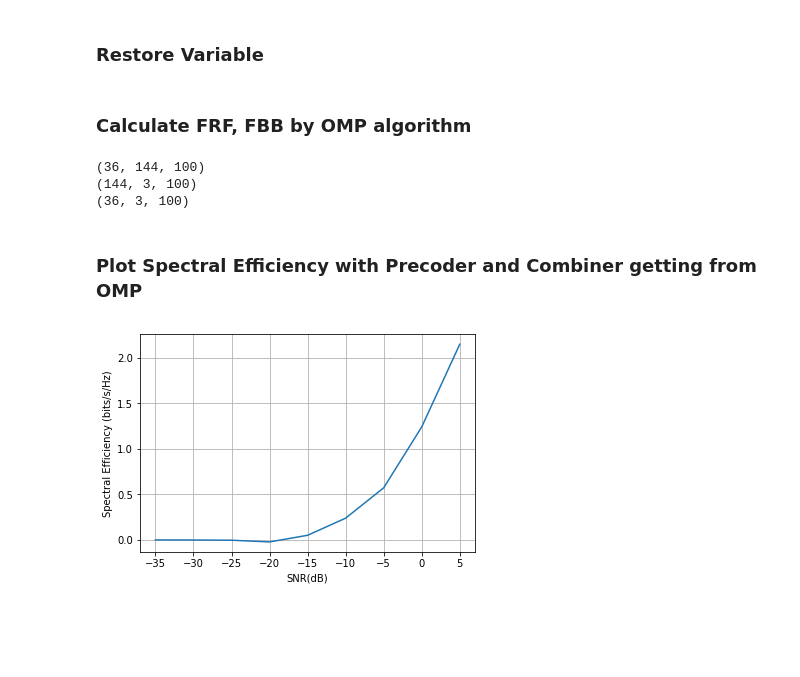
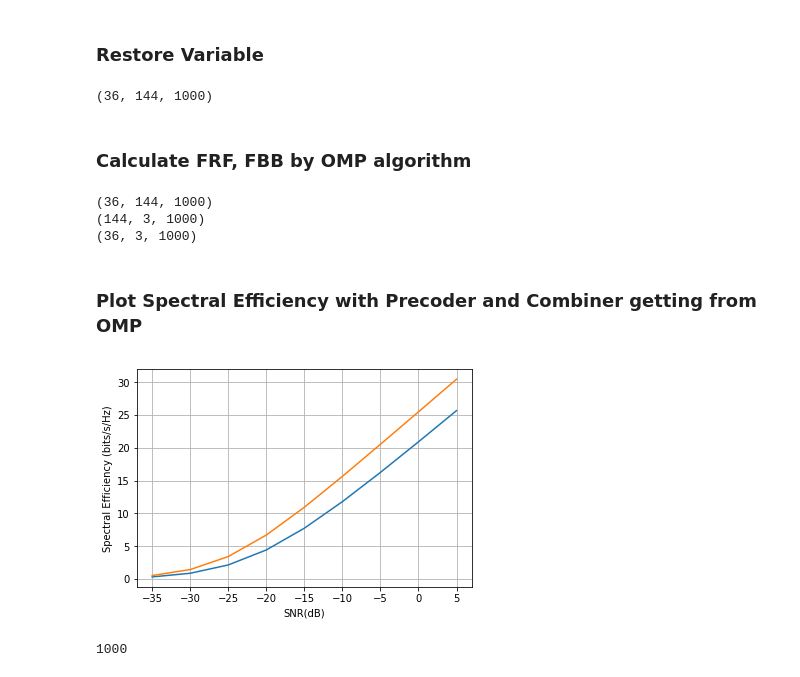
Before and after one commit to dienhoa/hybrid_beamforming_notebook, a Jupyter notebook: OMP Algorithm.ipynb, the cells around one changed output. Saved outputs shown, nothing was run; the diff lists cells and outputs as text; code cells hidden in the pictures; blank space fills up the shorter version.

```diff
--- a/OMP Algorithm.ipynb
+++ b/OMP Algorithm.ipynb
@@ -24,47 +24,69 @@ import matplotlib.pyplot as plt
+# %%
+import scipy.io
+import numpy as np
+import matplotlib.pyplot as plt
+mat = scipy.io.loadmat('NS_3.mat')
+
+H = mat['H']
+Wopt = mat['Wopt']
+Fopt = mat['Fopt']
+Ns = mat['Ns'][0,0]
+Nt = mat['Nt'][0,0]
+Nr = mat['Nr'][0,0]
+Nc = mat['Nc'][0,0]
+Nray = mat['Nray'][0,0]
+realization = mat['realization'][0,0]
+At = mat['At']
+Ar = mat['Ar']
+print(H.shape)
+# %% [output]
+(36, 144, 1000)
 # %% [markdown]
 ### Calculate FRF, FBB by OMP algorithm
 # %%
 def OMP(_Fopt,_NRF,_At):
     _FRF = np.empty((_At.shape[0],0))
-    Fres = _Fopt
+    _Fres = _Fopt
     for k in range(_NRF):
-        PU = np.dot(_At.T,Fres)
+        PU = _At.conj().T@_Fres
         ind = np.argmax(np.sum((np.absolute(PU))**2,axis=1))
-        _FRF = np.append(_FRF,_At[:,ind].reshape(-1,1),axis=1)
-        _FBB = np.dot(np.linalg.pinv(_FRF),_Fopt)
-        _Fopt = (_Fopt-np.dot(_FRF,_FBB))/np.linalg.norm((_Fopt-np.dot(_FRF,_FBB)),'fro')
+        _FRF = np.append(_FRF,_At[:,[ind]],axis=1)
+        _FBB = (np.linalg.pinv(_FRF))@_Fopt
+        _Fres = (_Fopt-_FRF@_FBB)/np.linalg.norm((_Fopt-_FRF@_FBB),'fro')
     return _FRF,_FBB
 # %%
 print(H.shape)
 print(Fopt.shape)
 print(Wopt.shape)
 # %% [output]
-(36, 144, 100)
-(144, 3, 100)
-(36, 3, 100)
+(36, 144, 1000)
+(144, 3, 1000)
+(36, 3, 1000)
 # %% [markdown]
 ### Plot Spectral Efficiency with Precoder and Combiner getting from OMP
 # %%
 NRF = 3
 SNR_dB = np.arange(-35,10,5)
 SNR = 10**(SNR_dB/10)
 smax = SNR.shape[0]
-R = np.zeros((smax, realization),dtype=complex)
+R = np.zeros([smax, realization],dtype=complex)
+R_o = np.zeros([smax, realization],dtype=complex)
 
 for reali in range(realization):
     FRF, FBB = OMP( Fopt[:,:,reali], NRF, At[:,:,reali] )
-    FBB = np.sqrt(Ns)*FBB/np.linalg.norm(np.dot(FRF,FBB),'fro')
+    FBB = np.sqrt(Ns)*FBB/np.linalg.norm(FRF@FBB,'fro')
     WRF, WBB = OMP( Wopt[:,:,reali], NRF, Ar[:,:,reali])
     for s in range(smax):
-        R[s,reali] = np.log2(np.linalg.det(np.eye(Ns)+SNR[s]/Ns*np.linalg.pinv(np.dot(WRF,WBB))@H[:,:,reali]@FRF@FBB.T@FRF.T@H[:,:,reali].T@WRF@WBB))
-
-plt.plot(SNR_dB, np.sum(R,axis=1)/realization)
+        R[s,reali] = np.log2(np.linalg.det(np.eye(Ns)+SNR[s]/Ns*np.linalg.pinv(WRF@WBB)@H[:,:,reali]@FRF@FBB@FBB.conj().T@FRF.conj().T@H[:,:,reali].conj().T@WRF@WBB))
+        R_o[s,reali] = np.log2(np.linalg.det(np.eye(Ns)+SNR[s]/Ns*np.linalg.pinv(Wopt[:,:,reali])@H[:,:,reali]@Fopt[:,:,reali]@Fopt[:,:,reali].conj().T@H[:,:,reali].conj().T@Wopt[:,:,reali]))
+plt.plot(SNR_dB, (np.sum(R,axis=1).real)/realization)
+plt.plot(SNR_dB, (np.sum(R_o,axis=1).real)/realization)
 plt.xlabel('SNR(dB)')
 plt.ylabel('Spectral Efficiency (bits/s/Hz)')
 plt.grid()
 plt.show()
 # %% [output]
-[figure, old version]
+[figure, new version]
 # %%
 # _At = At[:,:,1]
 # print(_At.shape[0])
@@ -80,3 +102,7 @@ plt.show()
 # B = np.arange(3).reshape(3,1)
 # C = A@B
 # print(C)
+# R = np.zeros([smax,8],dtype=complex)
+print(mat['realization'][0,0])
+# %% [output]
+1000
```
Also changed, not shown: parts of 1 cell of this notebook, 2 other files.
